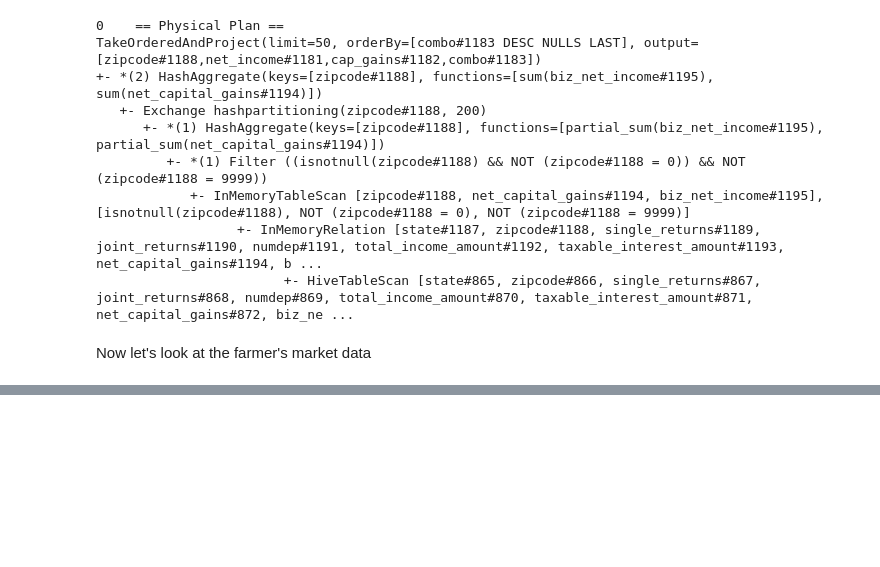
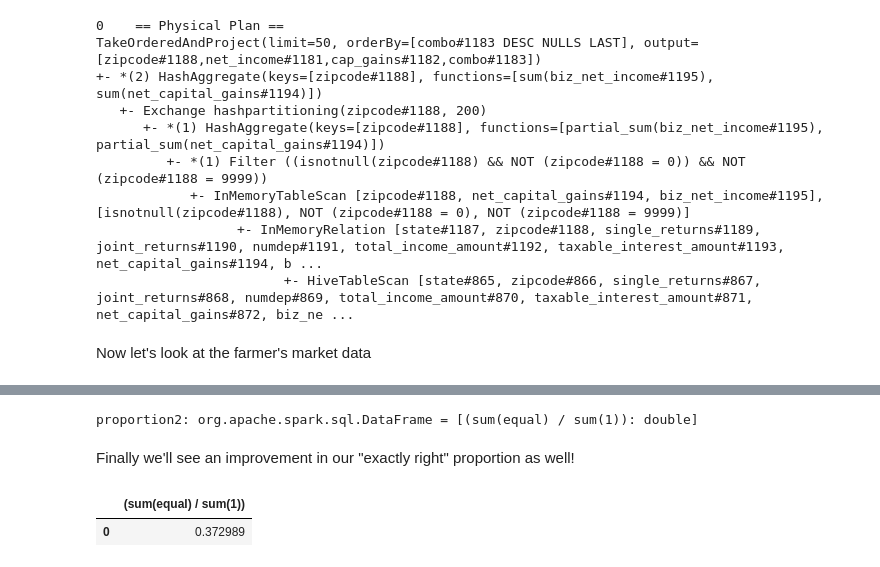
Before and after one commit to churtado/ai, a Jupyter notebook: churtado/databricks/Data Scientist.ipynb, the cells around one changed output, grey strips where cells are left out. Saved outputs shown, nothing was run; the diff lists cells and outputs as text; code cells hidden in the pictures; blank space fills up the shorter version.

```diff
--- a/churtado/databricks/Data Scientist.ipynb
+++ b/churtado/databricks/Data Scientist.ipynb
@@ -376,0 +720,14 @@ SELECT * FROM MARKETS
+# %%
+%%spark
+val proportion2 = holdout2.selectExpr("sum(equal)/sum(1)")
+proportion2.createOrReplaceTempView("proportion2")
+# %% [output]
+proportion2: org.apache.spark.sql.DataFrame = [(sum(equal) / sum(1)): double]
+# %% [markdown]
+Finally we'll see an improvement in our "exactly right" proportion as well!
+# %%
+%%spark -c sql
+select * from proportion2 limit 5
+# %% [output]
+|  | (sum(equal) / sum(1)) |
+| 0 | 0.372989 |
```
Also changed, not shown: parts of 36 cells of this notebook.
